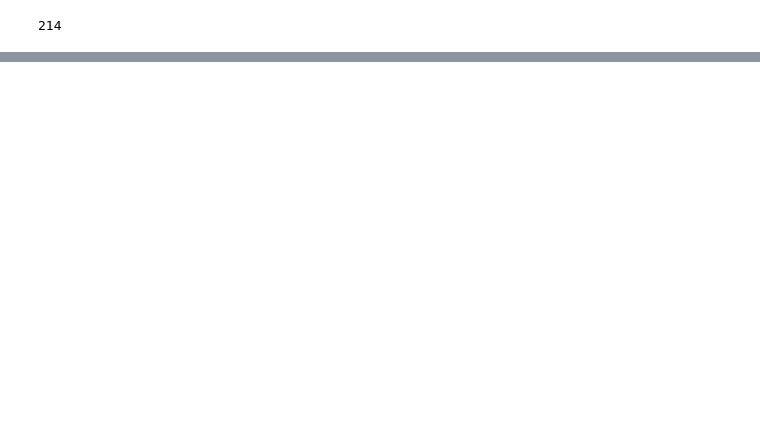
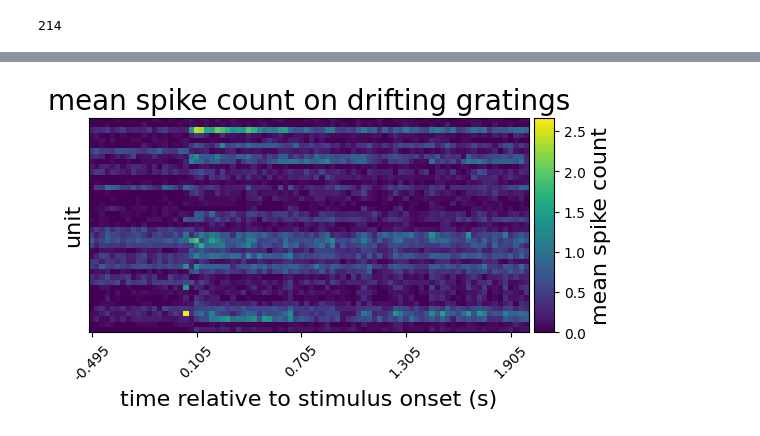
Before and after one commit to chenziao/Analyzing_Allen_Visual_Coding_Neuropixels_Dataset, a Jupyter notebook: Analyze_Visual_Spike.ipynb, the cells around one changed output, grey strips where cells are left out. Cells and saved outputs as stored; diff of their text form; code cells hidden in the pictures; blank space fills up the shorter version.

```diff
--- a/Analyze_Visual_Spike.ipynb
+++ b/Analyze_Visual_Spike.ipynb
@@ -61,12 +32,12 @@ len(VI_units)
 # %% [output]
 214
 # %%
-units = cache.get_units(amplitude_cutoff_maximum = np.inf,
-                        presence_ratio_minimum = -np.inf,
-                        isi_violations_maximum = np.inf)
-units = units[units['ecephys_session_id'] == session_id]
+# # Spike time data is missing for units filtered out in a session
+# units = cache.get_units(amplitude_cutoff_maximum = np.inf,
+#                         presence_ratio_minimum = -np.inf,
+#                         isi_violations_maximum = np.inf)
+# units = units[units['ecephys_session_id'] == session_id]
 
-VI_units_id = {i for i, x in session.units.iterrows() if x['ecephys_structure_acronym'] in VI_structure_acronyms}
-VI_units = session.units.loc[[i for i in session.units.index if i in VI_units_id]]
-len(VI_units)
+# VI_units_all = units.loc[[i for i, x in units.iterrows() if x['ecephys_structure_acronym'] in VI_structure_acronyms]]
+# len(VI_units_all)
 # %% [output]
@@ -99,5 +74,3 @@ session.channels.loc[[center_channel_id]]
 |  | filtering | probe_channel_number | probe_horizontal_position | probe_id | probe_vertical_position | ... |
 | id |  |  |  |  |  | ... |
 | 850245983 | AP band: 500 Hz high-pass; LFP ba... | 233 | 11 | 760213145 | 2340 | ... |
-# %%
-stimulus_presentations = session.stimulus_presentations
@@ -106,2 +100,16 @@ drifting_gratings_presentations = stimulus_presentations.loc[(stimulus_presentat
+# %%
+drifting_gratings_presentations, grating_ids, grating_times, grating_duration = align_gratings(
+    session.stimulus_presentations, stimulus_name='drifting_gratings')
+
+condition_id, cond_presentation_id = presentation_conditions(
+    drifting_gratings_presentations, condtion_types=['orientation', 'temporal_frequency'])
 # %%
-drifting_gratings_presentations
+bin_width = 0.03 # sec
+window = (-0.5, grating_duration)
+bin_edges = np.concatenate((np.arange(0., window[0] - bin_width, -bin_width)[:0:-1],
+                            np.arange(0, window[1] + bin_width, bin_width)))
+
+units_fr = session.presentationwise_spike_counts(stimulus_presentation_ids=grating_ids, unit_ids=sel_units.index, bin_edges=bin_edges)
+units_fr = [units_fr.sel(stimulus_presentation_id=i).mean(dim='stimulus_presentation_id') for i in cond_presentation_id.values()]
+units_fr = xr.concat(units_fr, dim=pd.Index(cond_presentation_id, name='condition_id'))
+# units_fr_cond = units_fr.sel(condition_id=condition_id)
@@ -146,0 +136,14 @@ presentationwise_spike_counts(bin_edges, stimulus_presentation_ids, unit_ids, bi
+# %%
+units_fr0 = units_fr.isel(condition_id=[0])
+plot_spike_counts(
+    units_fr0,
+    time_coords=units_fr0['time_relative_to_stimulus_onset'],
+    cbar_label='mean spike count',
+    title='mean spike count on drifting gratings',
+    xtick_step=20,
+)
+plt.gcf().set_figwidth(6)
+plt.gcf().set_figheight(3)
+plt.show()
+# %% [output]
+[figure, added]
```
Also changed, not shown: parts of 18 cells of this notebook, 2 other files.
